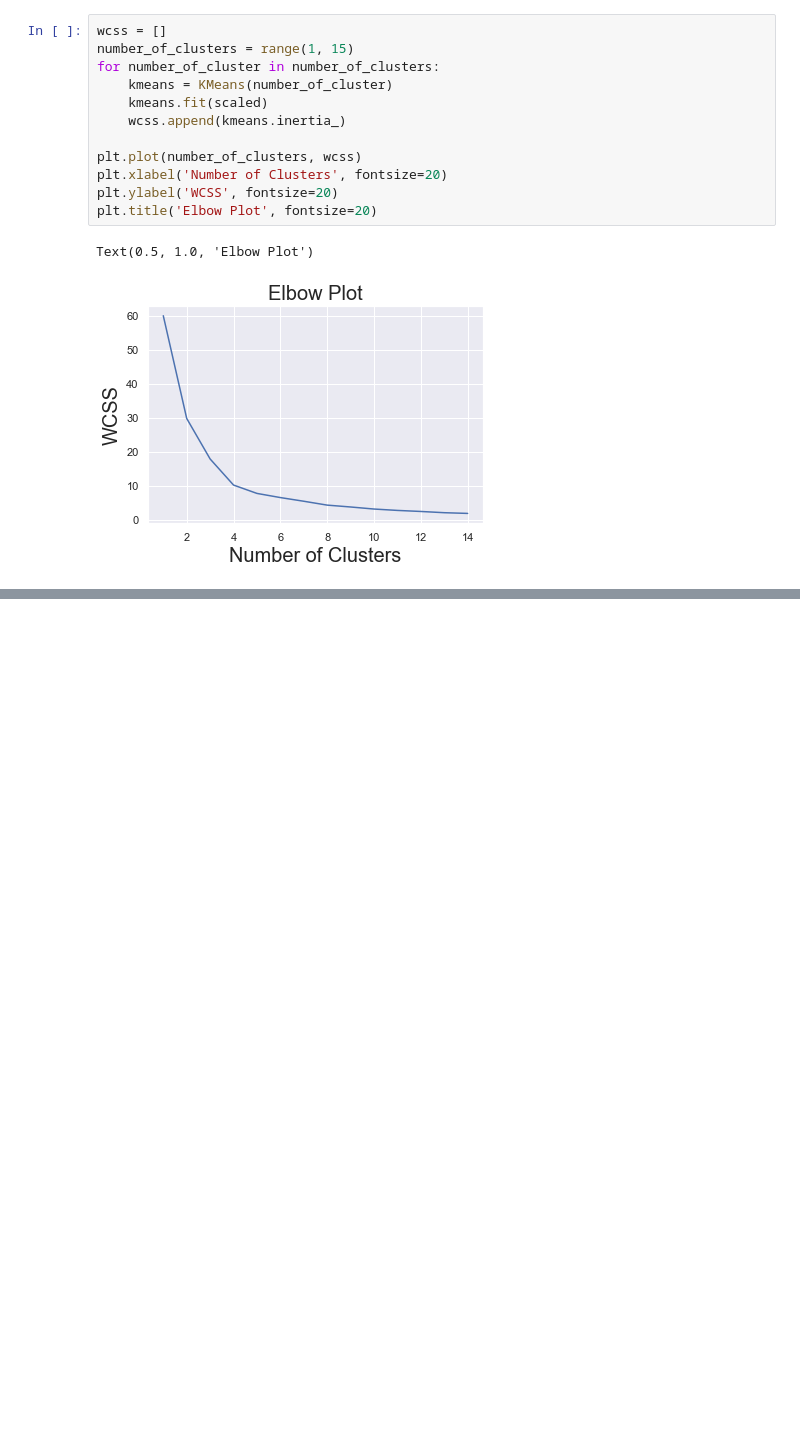
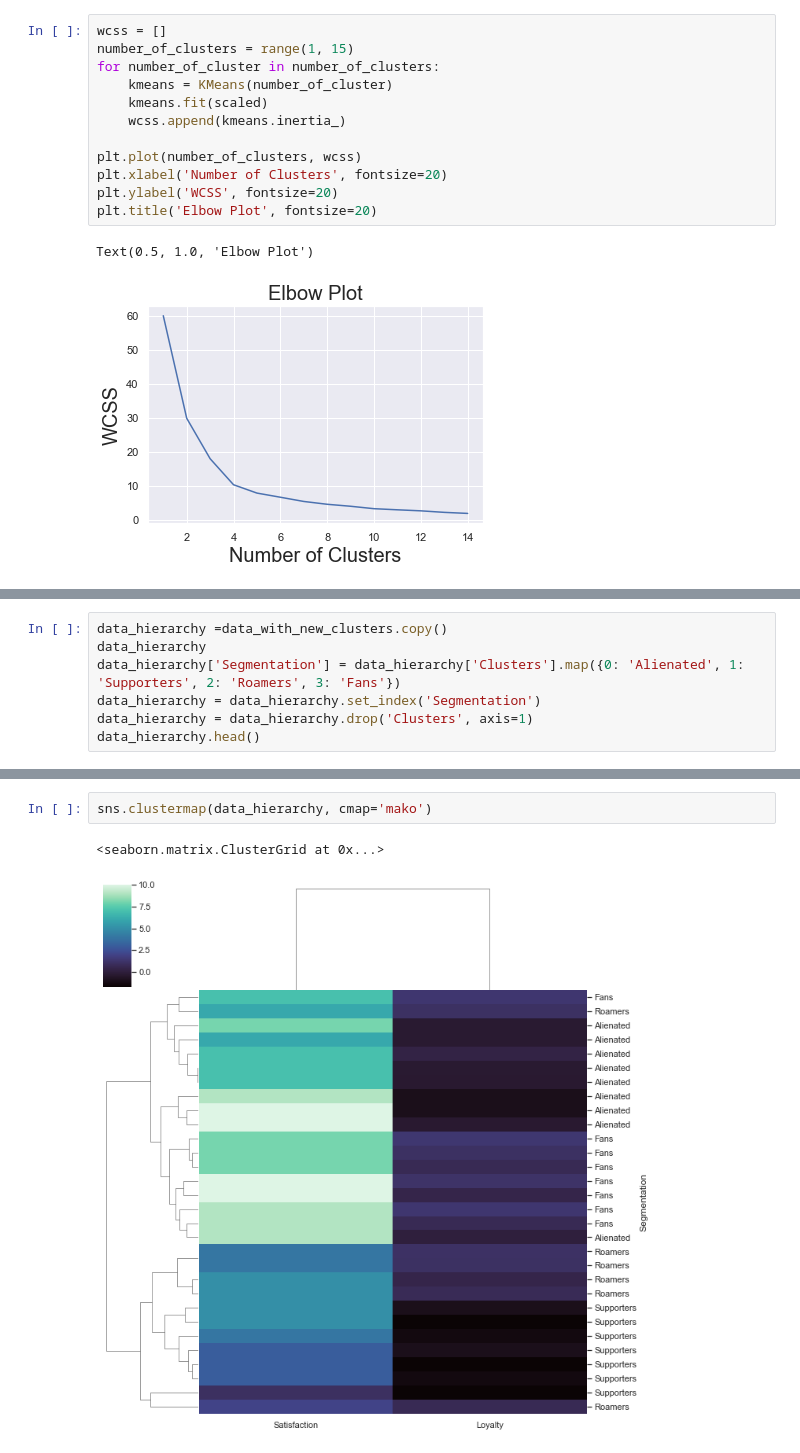
Before and after one commit to ShayanJul/DataScience, a Jupyter notebook: Cluster Analysis/Market Segmentation with Cluster Analysis.ipynb, the cells around one changed output, grey strips where cells are left out. Drawn from its saved outputs; the diff is of its cells as text; blank space fills up the shorter version.

```diff
--- a/Cluster Analysis/Market Segmentation with Cluster Analysis.ipynb
+++ b/Cluster Analysis/Market Segmentation with Cluster Analysis.ipynb
@@ -113,0 +114,7 @@ Text(0.5, 1.0, 'Satisfaction - Loyalty Clustered')
+# %%
+data_hierarchy =data_with_new_clusters.copy()
+data_hierarchy
+data_hierarchy['Segmentation'] = data_hierarchy['Clusters'].map({0: 'Alienated', 1: 'Supporters', 2: 'Roamers', 3: 'Fans'})
+data_hierarchy = data_hierarchy.set_index('Segmentation')
+data_hierarchy = data_hierarchy.drop('Clusters', axis=1)
+data_hierarchy.head()
@@ -113,0 +129,5 @@ Text(0.5, 1.0, 'Satisfaction - Loyalty Clustered')
+# %%
+sns.clustermap(data_hierarchy, cmap='mako')
+# %% [output]
+<seaborn.matrix.ClusterGrid at 0x...>
+[figure, added]
```
Also changed, not shown: parts of 5 cells of this notebook, 2 other files.
